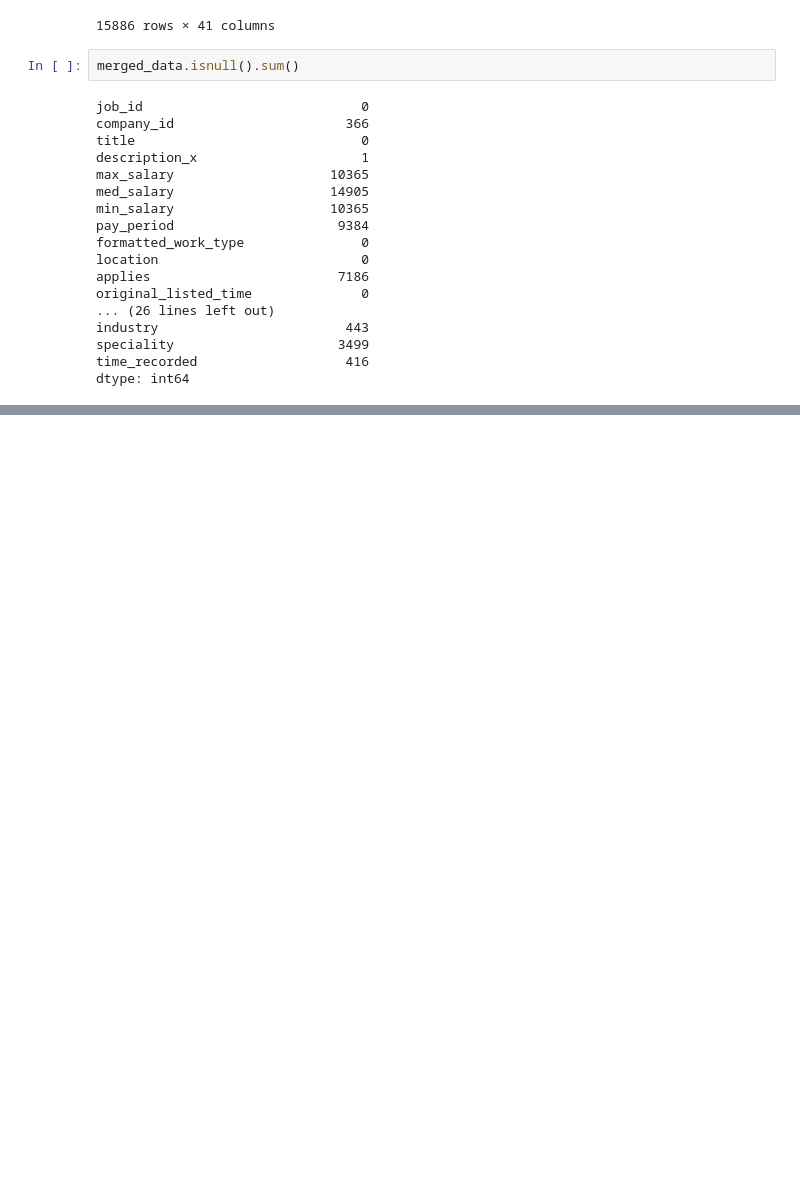
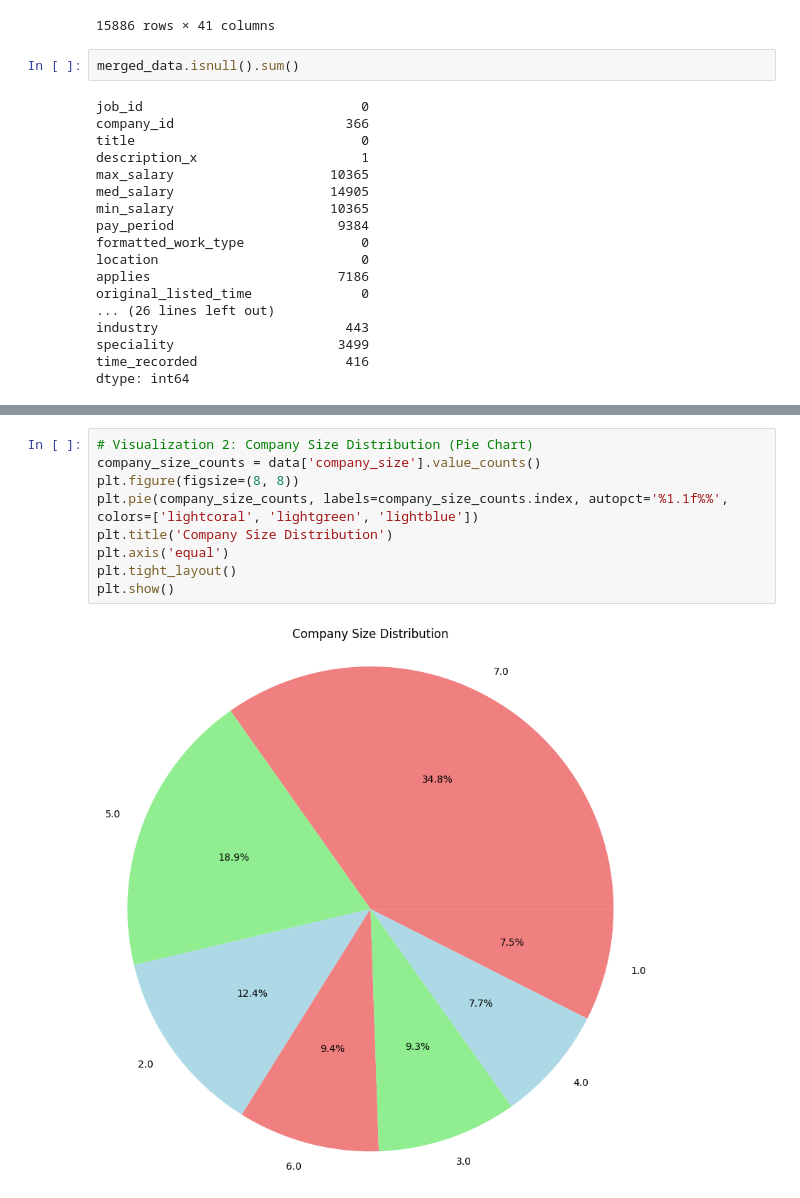
Before and after one commit to enricofindley/ds-project, a Jupyter notebook: linkedin-job-postings-2023-data-analysis.ipynb, the cells around one changed output, grey strips where cells are left out. Saved outputs shown, nothing was run; the diff lists cells and outputs as text; blank space fills up the shorter version.

```diff
--- a/linkedin-job-postings-2023-data-analysis.ipynb
+++ b/linkedin-job-postings-2023-data-analysis.ipynb
@@ -161,0 +219,11 @@ dtype: int64
+# %%
+# Visualization 2: Company Size Distribution (Pie Chart)
+company_size_counts = data['company_size'].value_counts()
+plt.figure(figsize=(8, 8))
+plt.pie(company_size_counts, labels=company_size_counts.index, autopct='%1.1f%%', colors=['lightcoral', 'lightgreen', 'lightblue'])
+plt.title('Company Size Distribution')
+plt.axis('equal')
+plt.tight_layout()
+plt.show()
+# %% [output]
+[figure, added]
```
Also changed, not shown: parts of 9 cells of this notebook.
